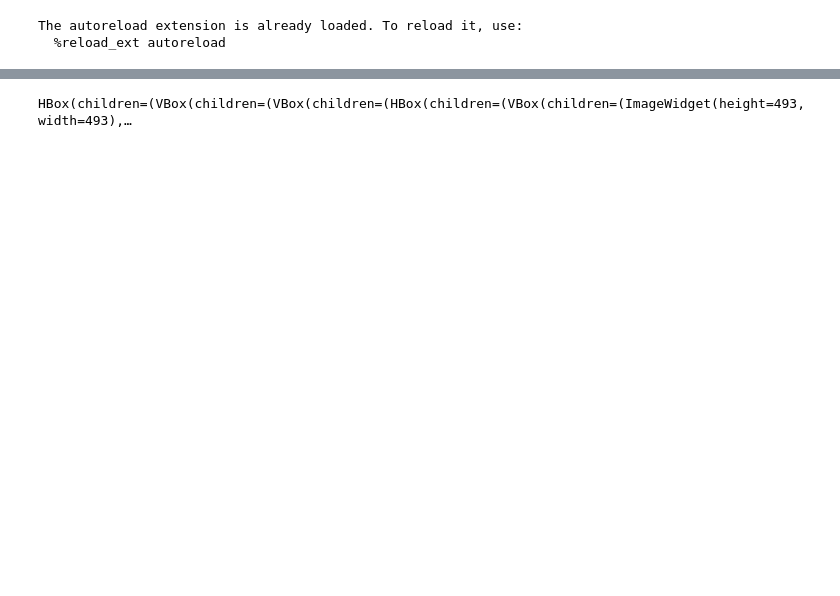
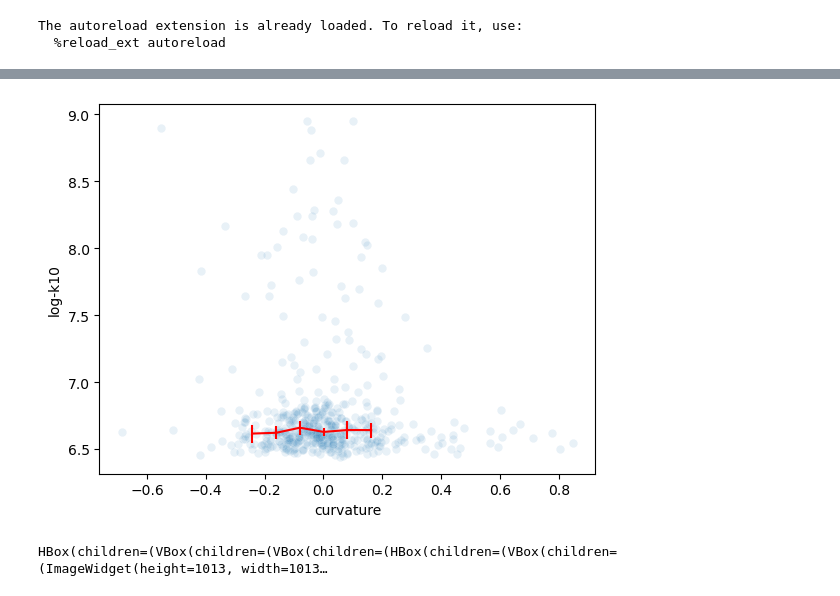
Before and after one commit to xies/mouse_skin_size_control, a Jupyter notebook: 2025_lineage_analysis/stills_analysis/live_k10_intensity_curvature.ipynb, the cells around one changed output, grey strips where cells are left out. Saved outputs shown, nothing was run; the diff lists cells and outputs as text; code cells hidden in the pictures; blank space fills up the shorter version.

```diff
--- a/2025_lineage_analysis/stills_analysis/live_k10_intensity_curvature.ipynb
+++ b/2025_lineage_analysis/stills_analysis/live_k10_intensity_curvature.ipynb
@@ -66,7 +111,35 @@ HBox(children=(VBox(children=(VBox(children=(HBox(children=(VBox(children=(Image
+# %%
+
+import pandas as pd
+from skimage import measure, filters
+import seaborn as sb
+from basicUtils import plot_bin_means
+
+# masks = io.imread(path.join(dirname,'membrane_reslice_z3_cp_masks.tif'))
+masks = np.load(path.join(dirname,'mem_basal_seg.npy'),allow_pickle=True).item()['masks']
+
+k10_max = (k10_resliced).max(axis=0).astype(float)
+# k10_max = k10_resliced[0,...]
+df = pd.DataFrame(measure.regionprops_table(masks,intensity_image=k10_max,properties=['label','intensity_mean']))
+df = df.set_index('label').rename(columns={'intensity_mean':'k10'})
+df_ = pd.DataFrame(measure.regionprops_table(masks,intensity_image=curvature,properties=['label','intensity_mean']))
+df_ = df_.set_index('label').rename(columns={'intensity_mean':'curvature'})
+# df_ = pd.DataFrame(measure.regionprops_table(masks,intensity_image=gaussian_curvautre,properties=['label','intensity_mean']))
+# df_ = df_.set_index('label').rename(columns={'intensity_mean':'gaussian_curvature'})
+
+df = pd.merge(df,df_,left_index=True,right_index=True)
+df['log-k10'] = np.log(df['k10'])
+sb.scatterplot(df,y='log-k10',x='curvature',alpha=0.1)
+plot_bin_means(df['curvature'],df['log-k10'],bin_edges=20,minimum_n=20,color='r',mean='median')
+
+df.to_csv(path.join(dirname,'data_frame.csv'))
+# %% [output]
+[figure, added]
 # %%
-stackview.switch({'k10':k10_resliced.max(axis=0),
+k10_blur = gaussian_filter((k10_resliced).max(axis=0).astype(float),sigma=[10,10])
+stackview.switch({'k10':k10_max*mask,
                     'mean':curvature},
                 colormap=['pure_green','pure_magenta'],
                 toggleable=True)
 # %% [output]
-HBox(children=(VBox(children=(VBox(children=(HBox(children=(VBox(children=(ImageWidget(height=493, width=493),…
+HBox(children=(VBox(children=(VBox(children=(HBox(children=(VBox(children=(ImageWidget(height=1013, width=1013…
```
Also changed, not shown: parts of 11 cells of this notebook, 11 other files.
